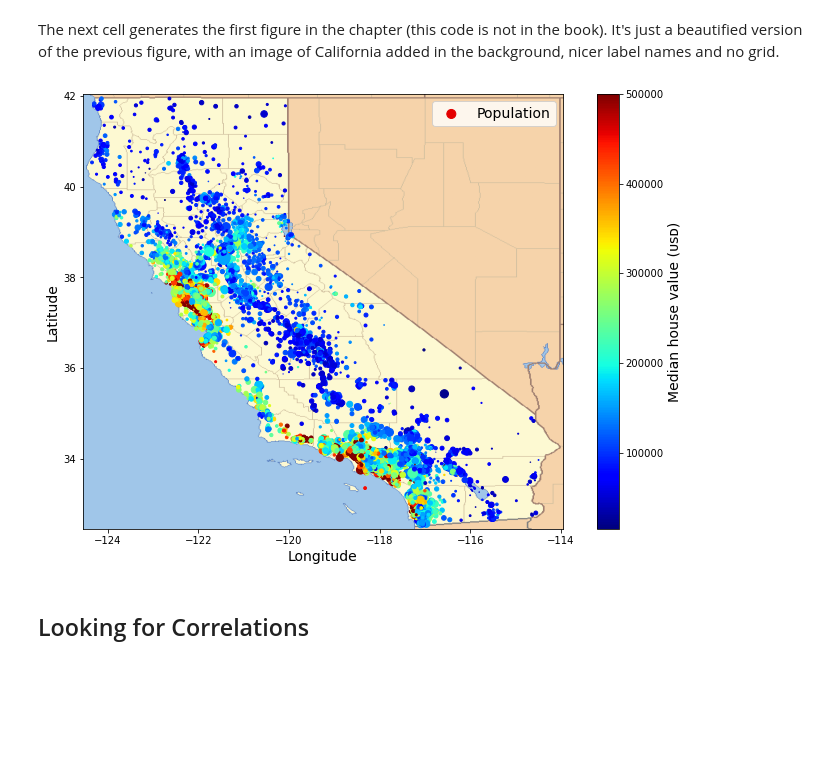
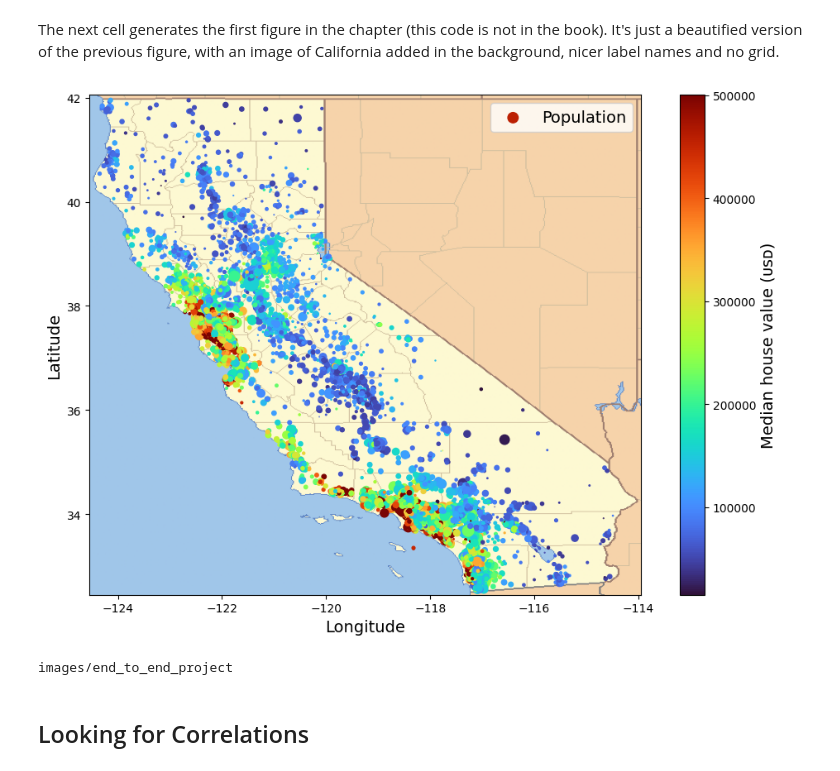
Before and after one commit to Eong-Koungmeng/Hands-on-machine-learning-test, a Jupyter notebook: 02_end_to_end_machine_learning_project.ipynb, the cells around one changed output. Drawn from its saved outputs; the diff is of its cells as text; code cells hidden in the pictures; blank space fills up the shorter version.

```diff
--- a/02_end_to_end_machine_learning_project.ipynb
+++ b/02_end_to_end_machine_learning_project.ipynb
@@ -325,33 +374,37 @@ The next cell generates the first figure in the chapter (this code is not in the
 # %%
 # extra code – this cell generates the first figure in the chapter
 
 # Download the California image
 filename = "california.png"
 if not (IMAGES_PATH / filename).is_file():
     homl3_root = "https://github.com/ageron/handson-ml3/raw/main/"
     url = homl3_root + "images/end_to_end_project/" + filename
     print("Downloading", filename)
     urllib.request.urlretrieve(url, IMAGES_PATH / filename)
 
 housing_renamed = housing.rename(columns={
     "latitude": "Latitude", "longitude": "Longitude",
     "population": "Population",
     "median_house_value": "Median house value (ᴜsᴅ)"})
 housing_renamed.plot(
              kind="scatter", x="Longitude", y="Latitude",
              s=housing_renamed["Population"] / 100, label="Population",
-             c="Median house value (ᴜsᴅ)", cmap="jet", colorbar=True,
+             c="Median house value (ᴜsᴅ)", cmap="turbo", colorbar=True,
              legend=True, sharex=False, figsize=(10, 7))
 
 california_img = plt.imread(IMAGES_PATH / filename)
 axis = -124.55, -113.95, 32.45, 42.05
 plt.axis(axis)
 plt.imshow(california_img, extent=axis)
 
 save_fig("california_housing_prices_plot")
 plt.show()
 # %% [output]
-[figure, old version]
+[figure, new version]
+# %%
+print(IMAGES_PATH)
+# %% [output]
+images/end_to_end_project
 # %% [markdown]
 ## Looking for Correlations
 # %% [markdown]
```
Also changed, not shown: parts of 102 cells of this notebook.
